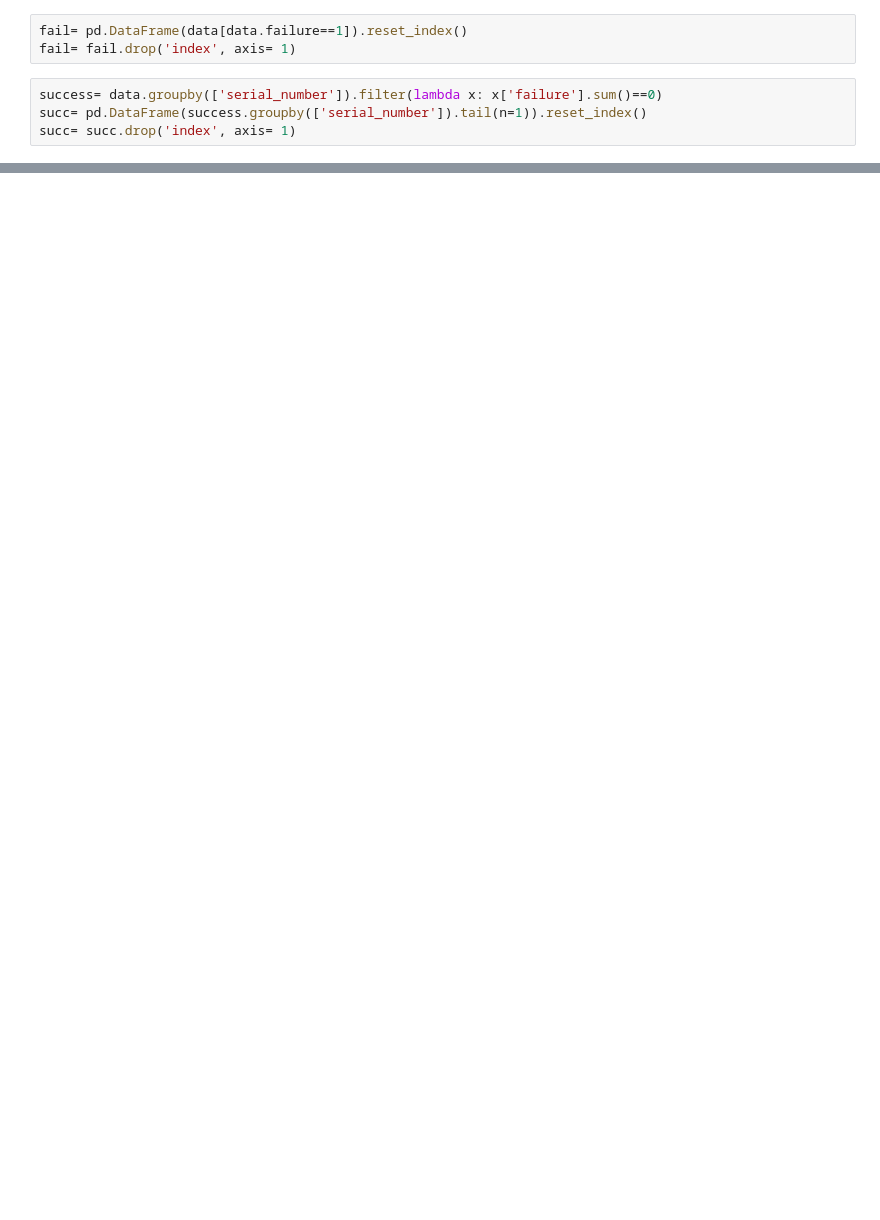
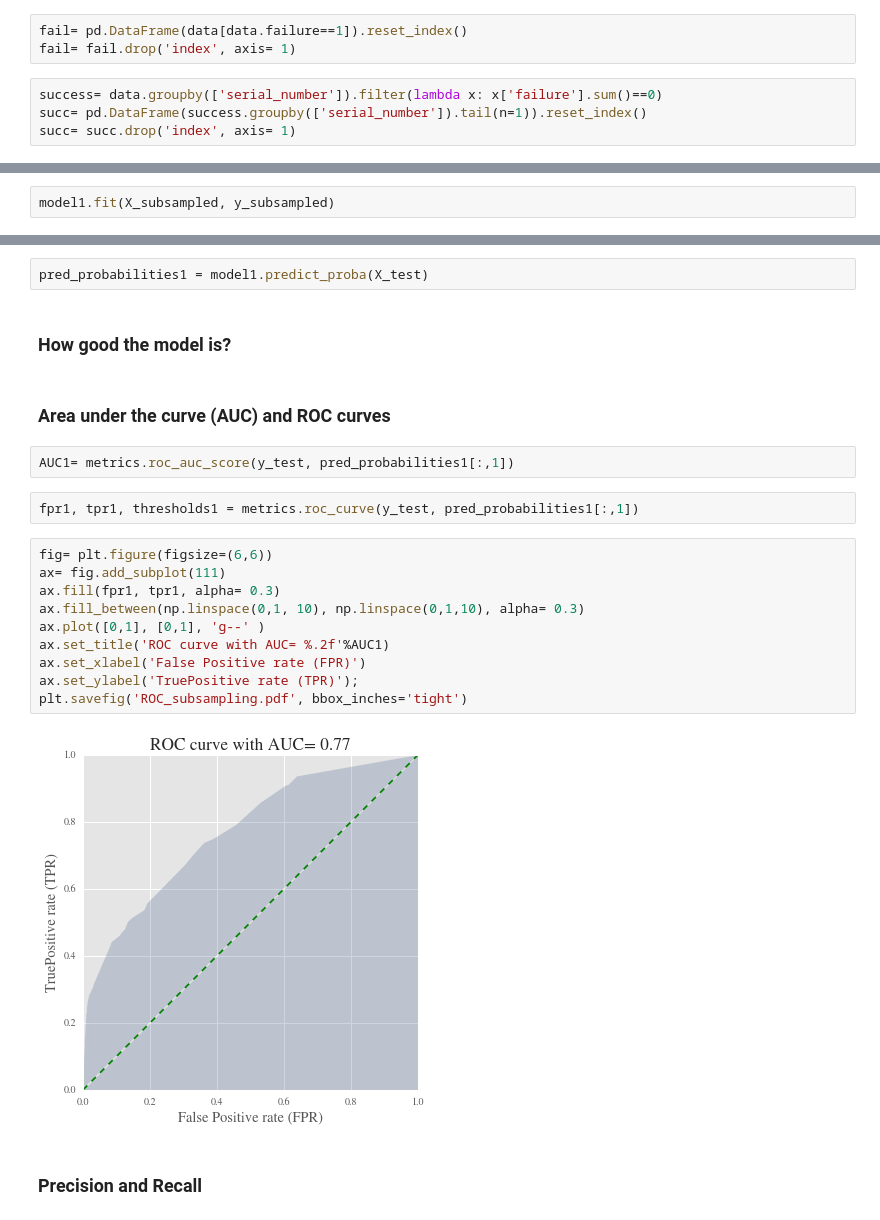
Before and after one commit to anamabo/Predicting_failure_hard_disks, a Jupyter notebook: machine_learning.ipynb, the cells around one changed output, grey strips where cells are left out. Saved outputs shown, nothing was run; the diff lists cells and outputs as text; blank space fills up the shorter version.

```diff
--- a/machine_learning.ipynb
+++ b/machine_learning.ipynb
@@ -184,0 +306,2 @@ int(sd/fd), fd #-> number of subsamples, elements in each subsample
+# %%
+model1.fit(X_subsampled, y_subsampled)
@@ -184,0 +316,24 @@ int(sd/fd), fd #-> number of subsamples, elements in each subsample
+# %%
+pred_probabilities1 = model1.predict_proba(X_test)
+# %% [markdown]
+### How good the model is?
+# %% [markdown]
+### Area under the curve (AUC) and ROC curves
+# %%
+AUC1= metrics.roc_auc_score(y_test, pred_probabilities1[:,1])
+# %%
+fpr1, tpr1, thresholds1 = metrics.roc_curve(y_test, pred_probabilities1[:,1])
+# %%
+fig= plt.figure(figsize=(6,6))
+ax= fig.add_subplot(111)
+ax.fill(fpr1, tpr1, alpha= 0.3)
+ax.fill_between(np.linspace(0,1, 10), np.linspace(0,1,10), alpha= 0.3)
+ax.plot([0,1], [0,1], 'g--' )
+ax.set_title('ROC curve with AUC= %.2f'%AUC1)
+ax.set_xlabel('False Positive rate (FPR)')
+ax.set_ylabel('TruePositive rate (TPR)');
+plt.savefig('ROC_subsampling.pdf', bbox_inches='tight')
+# %% [output]
+[figure, added]
+# %% [markdown]
+### Precision and Recall
```
Also changed, not shown: parts of 88 cells of this notebook.
